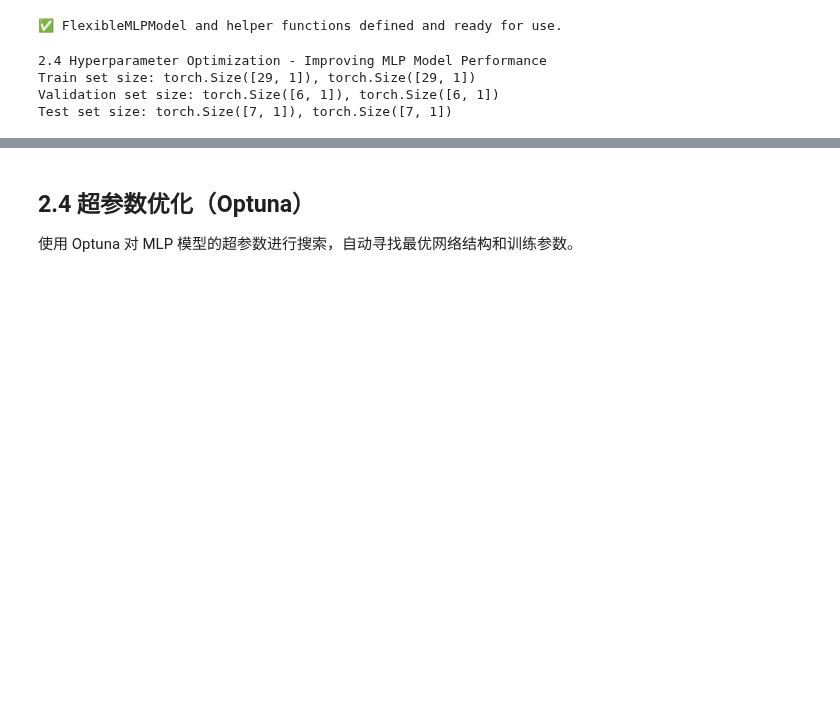
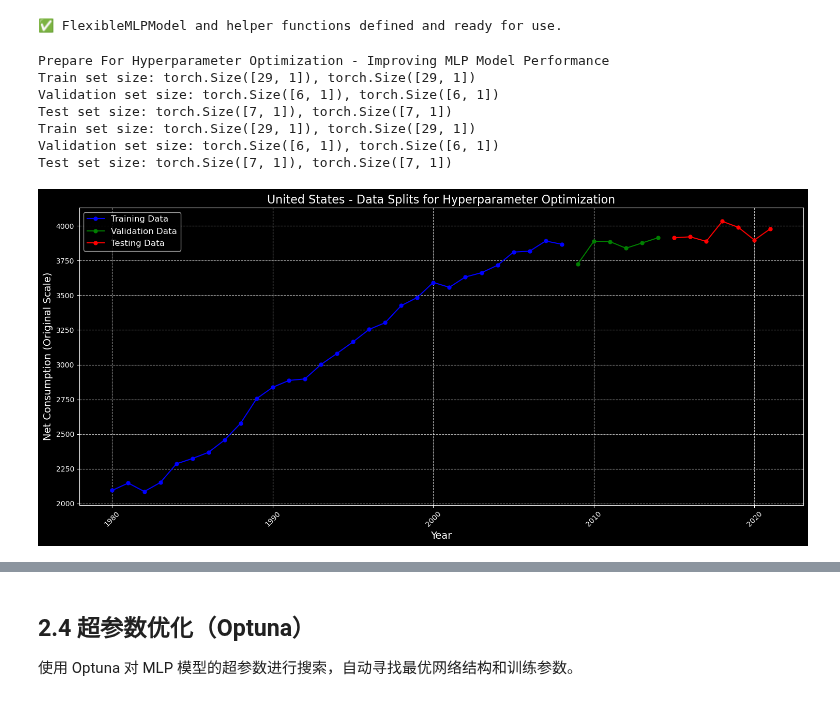
Before and after one commit to Albert7519/DTS002_ElcDataAny, a Jupyter notebook: DataAny.ipynb, the cells around one changed output, grey strips where cells are left out. Cells and saved outputs as stored; diff of their text form; code cells hidden in the pictures; blank space fills up the shorter version.

Commit message:
Implement code changes to enhance functionality and improve performance

```diff
--- a/DataAny.ipynb
+++ b/DataAny.ipynb
@@ -490,7 +486,7 @@ print("✅ FlexibleMLPModel and helper functions defined and ready for use.")
 ✅ FlexibleMLPModel and helper functions defined and ready for use.
 # %%
 # Data preparation: split into train, validation, and test sets
-print("2.4 Hyperparameter Optimization - Improving MLP Model Performance")
+print("Prepare For Hyperparameter Optimization - Improving MLP Model Performance")
 
 # Ensure data is sorted
 ordered_data = time_series_data.sort_values(by="Year")
@@ -513,34 +509,63 @@ X_val_hpo = X_scaled[train_size : train_size + val_size]
 X_test_hpo = X_scaled[train_size + val_size :]
 
 y_train_hpo = y_scaled[:train_size]
 y_val_hpo = y_scaled[train_size : train_size + val_size]
 y_test_hpo = y_scaled[train_size + val_size :]
 
 # Convert to PyTorch tensors
 device = torch.device("cpu")
 X_train_tensor_hpo = torch.FloatTensor(X_train_hpo).to(device)
 y_train_tensor_hpo = torch.FloatTensor(y_train_hpo).to(device)
 X_val_tensor_hpo = torch.FloatTensor(X_val_hpo).to(device)
 y_val_tensor_hpo = torch.FloatTensor(y_val_hpo).to(device)
 X_test_tensor_hpo = torch.FloatTensor(X_test_hpo).to(device)
 y_test_tensor_hpo = torch.FloatTensor(y_test_hpo).to(device)
 
 print(f"Train set size: {X_train_tensor_hpo.shape}, {y_train_tensor_hpo.shape}")
 print(f"Validation set size: {X_val_tensor_hpo.shape}, {y_val_tensor_hpo.shape}")
 print(f"Test set size: {X_test_tensor_hpo.shape}, {y_test_tensor_hpo.shape}")
 
 # Activation function mapping
 activation_functions_map = {
     "ReLU": nn.ReLU,
     "LeakyReLU": lambda: nn.LeakyReLU(0.1),
     "ELU": nn.ELU,
     "GELU": nn.GELU,
 }
+
+# Plotting the data splits
+plt.figure(figsize=(15, 7))
+
+# Original data (unscaled, for x-axis use original years)
+# X_ordered contains the original years, y_ordered contains the original net consumption
+original_years = X_ordered.flatten() # Flatten if it's a column vector
+
+# Plot training data
+plt.plot(original_years[:train_size], y_ordered[:train_size], 'bo-', label='Training Data', markersize=5)
+
+# Plot validation data
+plt.plot(original_years[train_size : train_size + val_size], y_ordered[train_size : train_size + val_size], 'go-', label='Validation Data', markersize=5)
+
+# Plot testing data
+plt.plot(original_years[train_size + val_size :], y_ordered[train_size + val_size :], 'ro-', label='Testing Data', markersize=5)
+
+plt.title(f'{top_country} - Data Splits for Hyperparameter Optimization', fontsize=16)
+plt.xlabel('Year', fontsize=14)
+plt.ylabel('Net Consumption (Original Scale)', fontsize=14)
+plt.legend(fontsize=12)
+plt.grid(True, linestyle='--', alpha=0.7)
+plt.xticks(rotation=45)
+plt.tight_layout()
+plt.show()
 # %% [output]
-2.4 Hyperparameter Optimization - Improving MLP Model Performance
+Prepare For Hyperparameter Optimization - Improving MLP Model Performance
 Train set size: torch.Size([29, 1]), torch.Size([29, 1])
 Validation set size: torch.Size([6, 1]), torch.Size([6, 1])
 Test set size: torch.Size([7, 1]), torch.Size([7, 1])
+Train set size: torch.Size([29, 1]), torch.Size([29, 1])
+Validation set size: torch.Size([6, 1]), torch.Size([6, 1])
+Test set size: torch.Size([7, 1]), torch.Size([7, 1])
+[figure, added]
 # %%
 # This cell loads best hyperparameters from best_params.json and rebuilds/trains the model in English.
 
```
Also changed, not shown: parts of 4 cells of this notebook.
